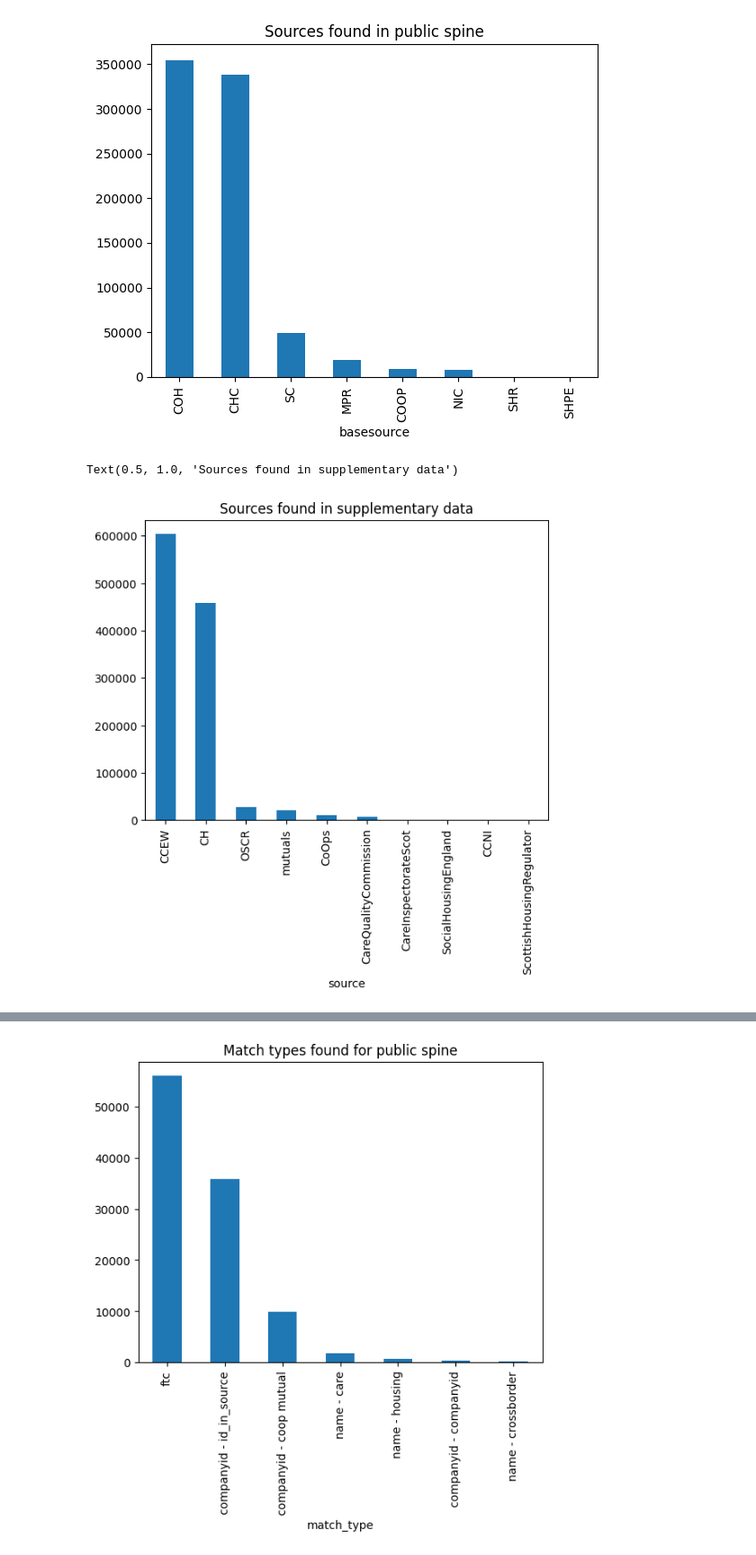
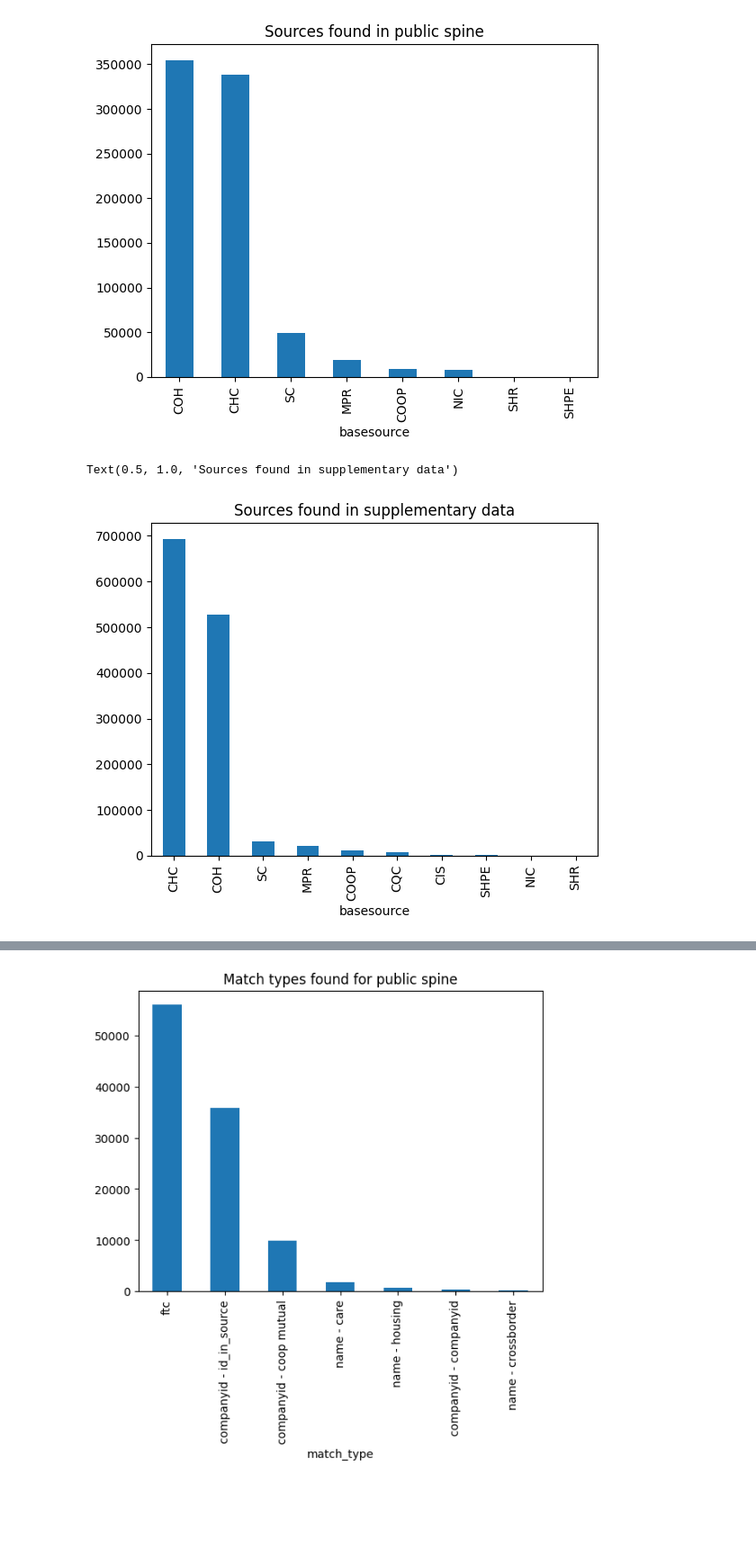
Before and after one commit to uk-third-sector-database/tso-database-builder, a Jupyter notebook: visualise/stats_and_visuals.ipynb, the cells around one changed output, grey strips where cells are left out. Shown at 90% size. Drawn from its saved outputs; the diff is of its cells as text; code cells hidden in the pictures; blank space fills up the shorter version.

```diff
--- a/visualise/stats_and_visuals.ipynb
+++ b/visualise/stats_and_visuals.ipynb
@@ -40,14 +42,15 @@ SHPE        10
 Name: count, dtype: int64
 [figure]
 # %%
+extras_df['basesource'] = extras_df.apply(lambda row: row['uid'].split('-')[1], axis=1)
 
-source_counts = extras_df['source'].value_counts(dropna=False)
+source_counts = extras_df['basesource'].value_counts(dropna=False)
 source_counts = source_counts.rename(index={np.nan: 'NaN'})
 source_counts.plot(kind='bar')
 pyplot.title('Sources found in supplementary data')
 # %% [output]
 Text(0.5, 1.0, 'Sources found in supplementary data')
-[figure, old version]
+[figure, new version]
 # %%
 # find all uids used across all data:
 uid_set = set(list(spine_df['uid']) + list(matches_df['orgA_uid']) + list(matches_df['orgB_uid']) + list(extras_df['uid']))
```
Also changed, not shown: parts of 11 cells of this notebook, 3 other files.
